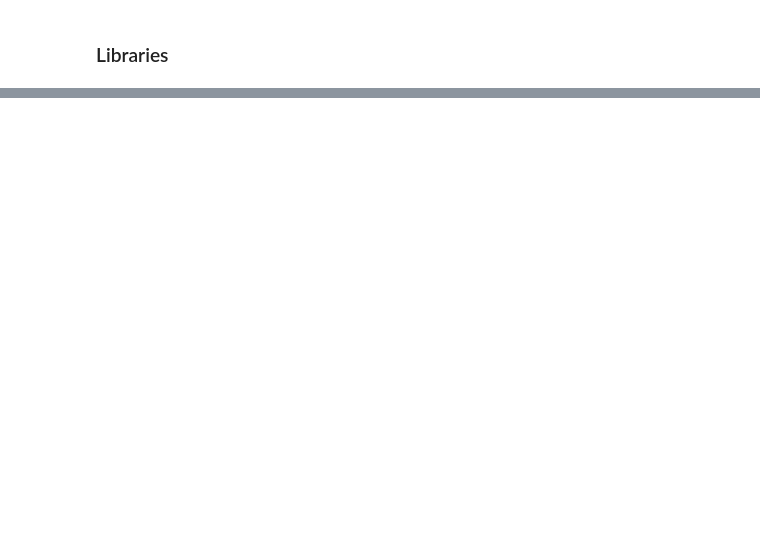
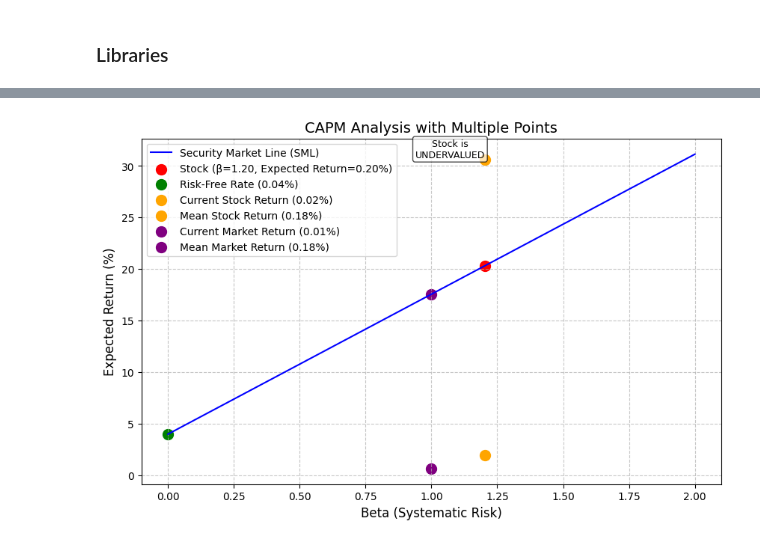
Before and after one commit to Sir-Analyst/trading_bot, a Jupyter notebook: test_functions.ipynb, the cells around one changed output, grey strips where cells are left out. Drawn from its saved outputs; the diff is of its cells as text; code cells hidden in the pictures; blank space fills up the shorter version.

```diff
--- a/test_functions.ipynb
+++ b/test_functions.ipynb
@@ -1923,0 +800,43 @@ AttributeError: Can only use .dt accessor with datetimelike values
+# %%
+# Function to graph capm (SML):
+def sml(current_annual_rf_rate, beta_stock, capm_result, mean_market_return_annualized, current_market_return, mean_stock_return_annualized, current_stock_return, advice):
+    # Plot the results
+    fig, ax = plt.subplots(figsize=(10, 6))
+
+    betas = np.linspace(0, 2, 100)  # Beta values for visualization
+    sml_returns = current_annual_rf_rate + betas * (mean_market_return_annualized - current_annual_rf_rate)  # SML formula
+
+    ax.plot(betas, sml_returns*100, label="Security Market Line (SML)", color="blue")
+
+    ax.scatter(beta_stock, capm_return*100, color="red", s=100,
+                label=f"stock (β={beta_stock:.2f}, Expected Return={capm_return:.2f}%)")
+
+    ax.scatter(0, current_annual_rf_rate*100, color="green", s=100,
+                label=f"Risk-Free Rate ({current_annual_rf_rate:.2f}%)")
+
+    ax.scatter(beta_stock, current_stock_return*100, color="orange", s=100,
+                label=f"Current Stock Return ({current_stock_return:.2f}%)")
+
+    long_position = advice
+    ax.scatter(beta_stock, mean_market_return_annualized*100, color="orange", s=100,
+                label=f"Mean Stock Return ({mean_market_return_annualized:.2f}%)")
+    # Add annotations for better readability
+    ax.text(beta_stock, mean_market_return_annualized*100, f'Long: Stock is {long_position} ',fontsize=9, ha='right', va='bottom',
+            bbox=dict(facecolor='white', edgecolor='black', alpha=0.7))
+
+    ax.scatter(1, current_market_return * 100, color="purple", s=100,
+                label=f"Mean Market Return ({current_market_return:.2f}%)")
+
+    ax.scatter(1, mean_market_return_annualized * 100, color="purple", s=100,
+                label=f"Current Market Return ({mean_market_return_annualized:.2f}%)")
+
+    ax.set_xlabel("Beta (Systematic Risk)", fontsize=12)
+    ax.set_ylabel("Expected Return (%)", fontsize=12)
+    ax.set_title("CAPM Analysis with Multiple Points", fontsize=14)
+
+    ax.legend(loc="upper left")
+
+    plt.grid(True, linestyle='--', alpha=0.7)
+
+    st.pyplot(fig)  # Display plot in Streamlit
+    #plt.show()
@@ -1923,0 +905,3 @@ AttributeError: Can only use .dt accessor with datetimelike values
+# %%
+sml(current_annual_rf_rate, beta_stock, capm_result, mean_market_return_annualized, current_market_return, mean_stock_return_annualized, current_stock_return, advice)
+# %% [output]
@@ -1923,0 +916 @@ AttributeError: Can only use .dt accessor with datetimelike values
+[figure, added]
```
Also changed, not shown: parts of 104 cells of this notebook.
